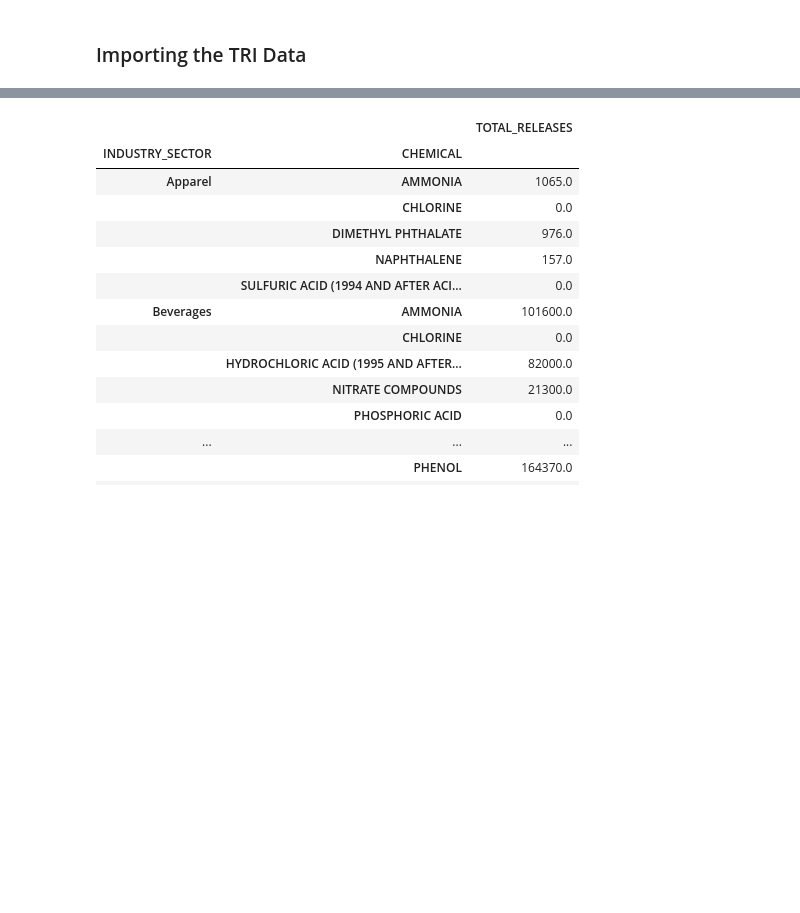
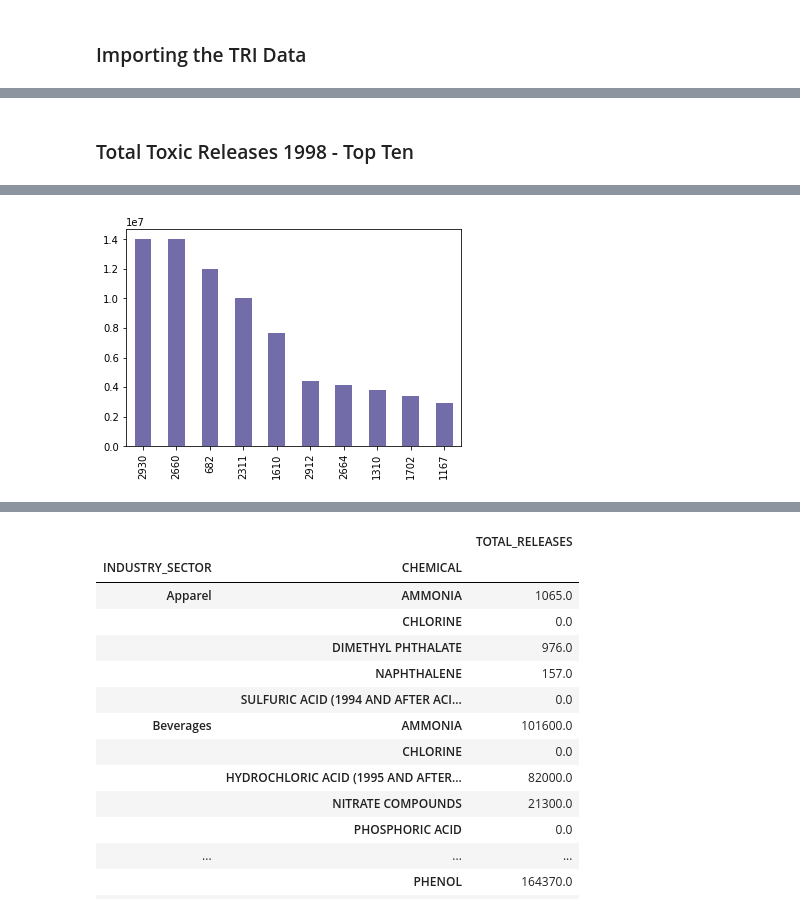
Before and after one commit to UNCG-CSE/Toxic-Crusaders, a Jupyter notebook: jacob/NC_TRI_97-01.ipynb, the cells around one changed output, grey strips where cells are left out. Cells and saved outputs as stored; diff of their text form; code cells hidden in the pictures; blank space fills up the shorter version.

```diff
--- a/jacob/NC_TRI_97-01.ipynb
+++ b/jacob/NC_TRI_97-01.ipynb
@@ -61,0 +67,6 @@ topten_byyear[0]
+# %% [markdown]
+### Total Toxic Releases 1998 - Top Ten
+# %%
+topten_byyear[1]['TOTAL_RELEASES'].plot.bar(label='total releases',color='#726DA8', legend=None)
+topten_byyear[1]
+# %% [output]
@@ -61,0 +84 @@ topten_byyear[0]
+[figure, added]
```
Also changed, not shown: parts of 28 cells of this notebook.
